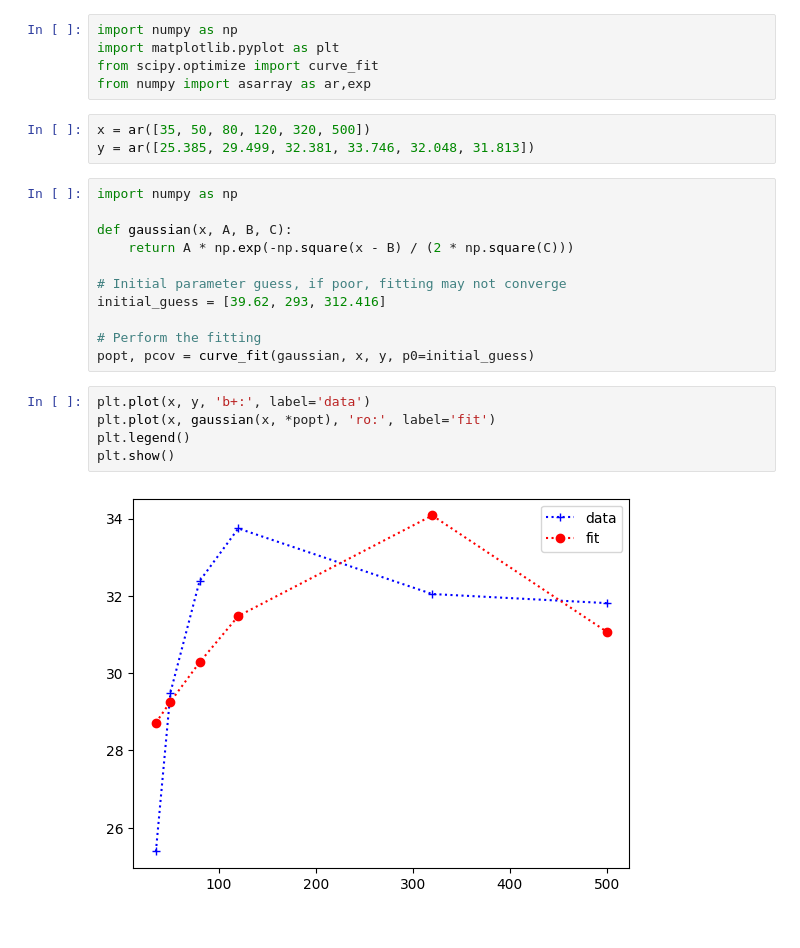
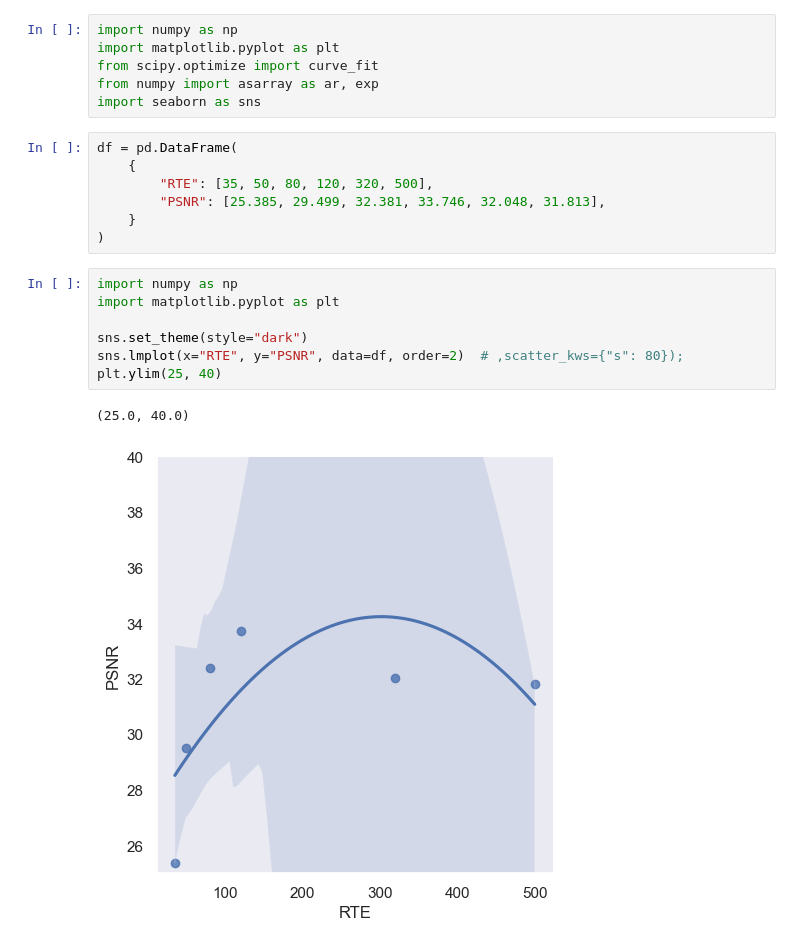
Before and after one commit to ABiiitH/CorrectiveMachineUnlearningForMRI, a Jupyter notebook: notebooks/fitting.ipynb, the cells around one changed output. Saved outputs shown, nothing was run; the diff lists cells and outputs as text.

```diff
--- a/notebooks/fitting.ipynb
+++ b/notebooks/fitting.ipynb
@@ -2,25 +2,22 @@
 import numpy as np
 import matplotlib.pyplot as plt
 from scipy.optimize import curve_fit
-from numpy import asarray as ar,exp
+from numpy import asarray as ar, exp
+import seaborn as sns
 # %%
-x = ar([35, 50, 80, 120, 320, 500])
-y = ar([25.385, 29.499, 32.381, 33.746, 32.048, 31.813])
+df = pd.DataFrame(
+    {
+        "RTE": [35, 50, 80, 120, 320, 500],
+        "PSNR": [25.385, 29.499, 32.381, 33.746, 32.048, 31.813],
+    }
+)
-# %%
-import numpy as np
-
-def gaussian(x, A, B, C):
-    return A * np.exp(-np.square(x - B) / (2 * np.square(C)))
-
-# Initial parameter guess, if poor, fitting may not converge
-initial_guess = [39.62, 293, 312.416]
-
-# Perform the fitting
-popt, pcov = curve_fit(gaussian, x, y, p0=initial_guess)
-# %%
-plt.plot(x, y, 'b+:', label='data')
-plt.plot(x, gaussian(x, *popt), 'ro:', label='fit')
-plt.legend()
-plt.show()
-# %% [output]
-[figure, removed]
+# %%
+import numpy as np
+import matplotlib.pyplot as plt
+
+sns.set_theme(style="dark")
+sns.lmplot(x="RTE", y="PSNR", data=df, order=2)  # ,scatter_kws={"s": 80});
+plt.ylim(25, 40)
+# %% [output]
+(25.0, 40.0)
+[figure, added]
```
Also changed, not shown: parts of 2 cells of this notebook, 31 other files.
